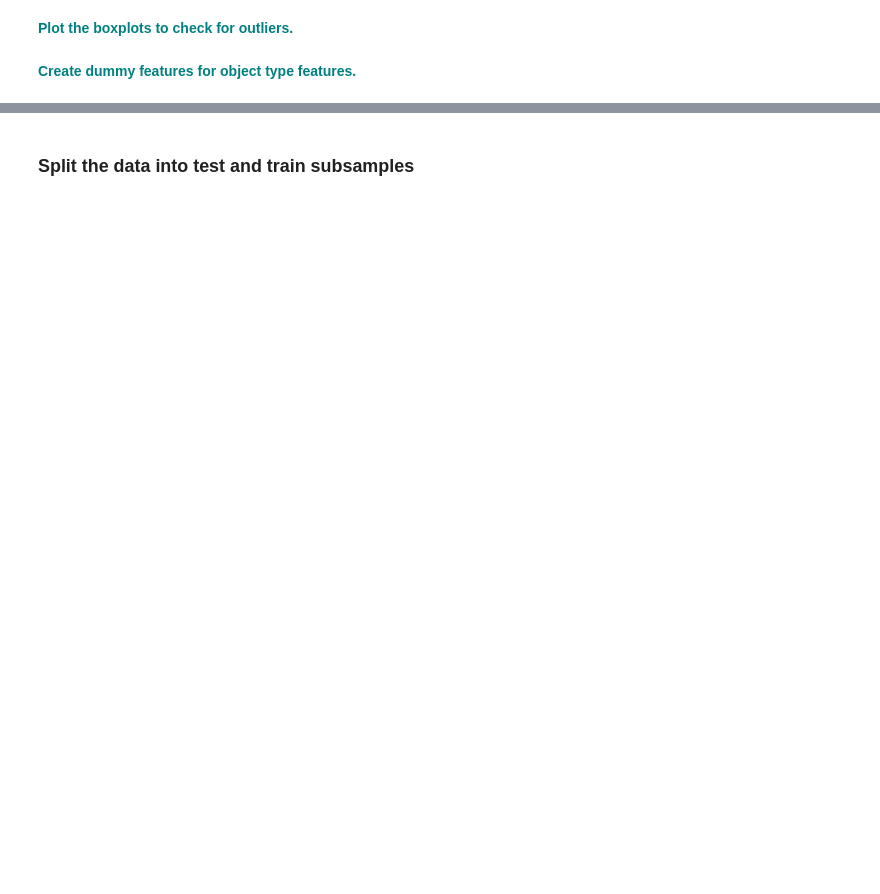
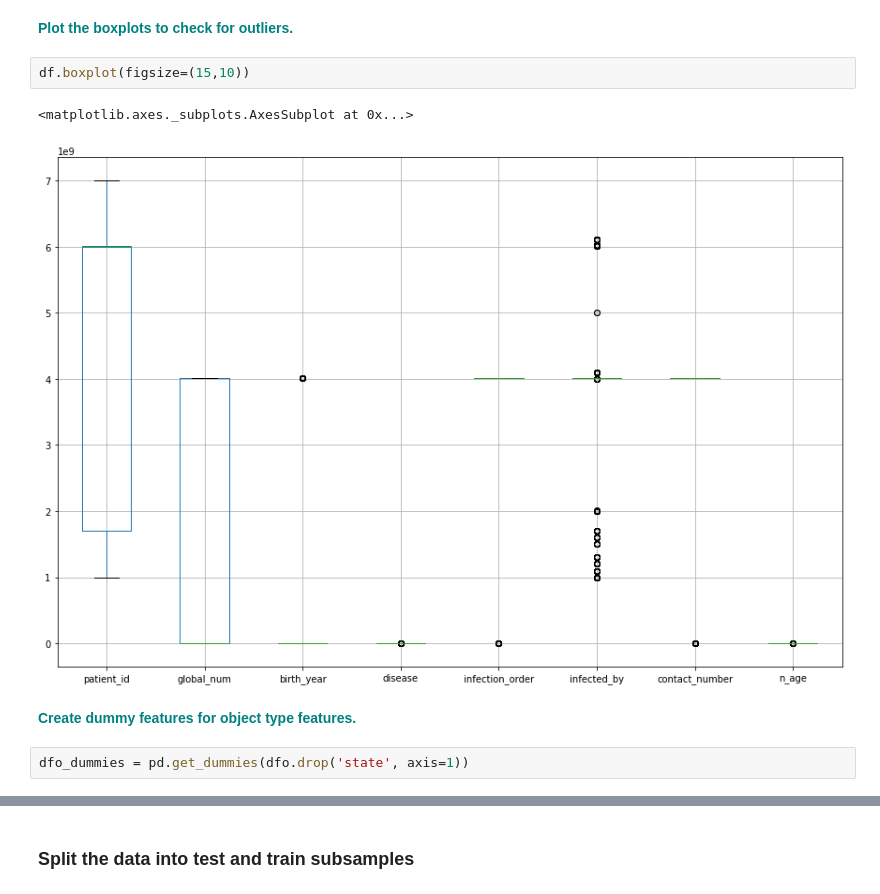
Before and after one commit to VBaluckram/covid_random_forest, a Jupyter notebook: RandomForest_casestudy_covid19.ipynb, the cells around one changed output, grey strips where cells are left out. Cells and saved outputs as stored; diff of their text form; blank space fills up the shorter version.

```diff
--- a/RandomForest_casestudy_covid19.ipynb
+++ b/RandomForest_casestudy_covid19.ipynb
@@ -124,4 +312,11 @@ vn
 # %% [markdown]
 **<font color='teal'> Plot the boxplots to check for outliers. </font>**
+# %%
+df.boxplot(figsize=(15,10))
+# %% [output]
+<matplotlib.axes._subplots.AxesSubplot at 0x...>
+[figure, added]
 # %% [markdown]
 **<font color='teal'> Create dummy features for object type features. </font>**
+# %%
+dfo_dummies = pd.get_dummies(dfo.drop('state', axis=1))
```
Also changed, not shown: parts of 25 cells of this notebook, 2 other files.
